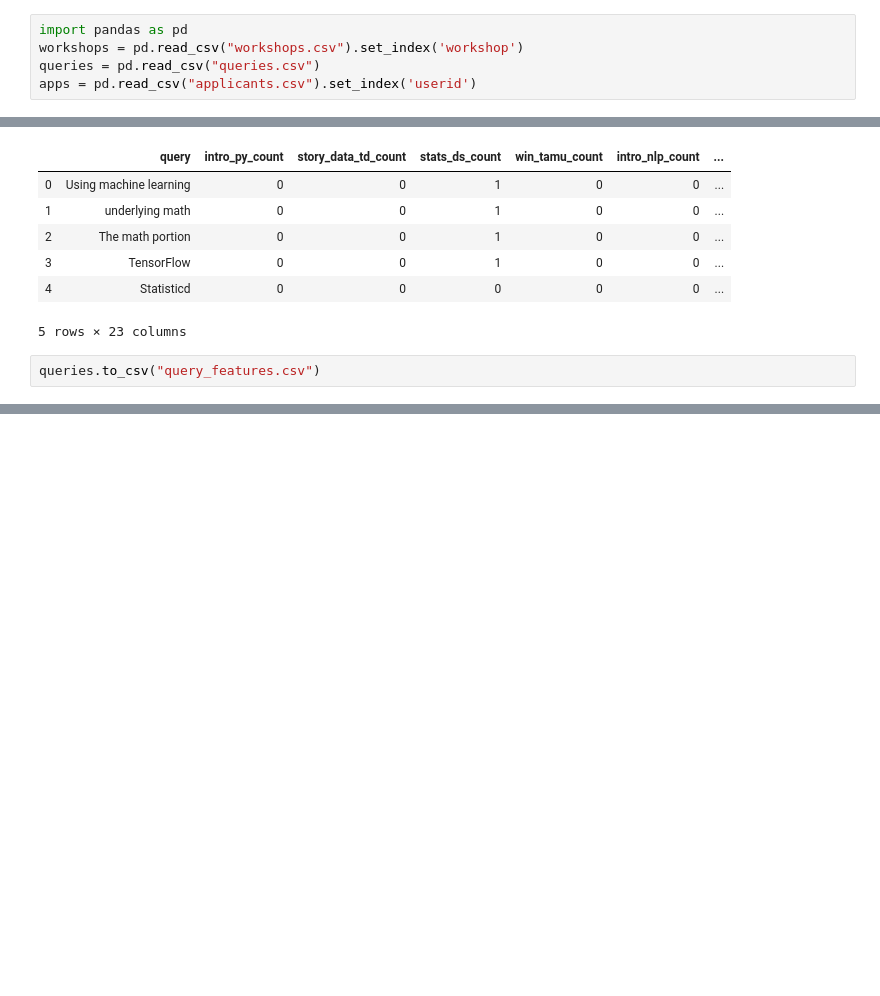
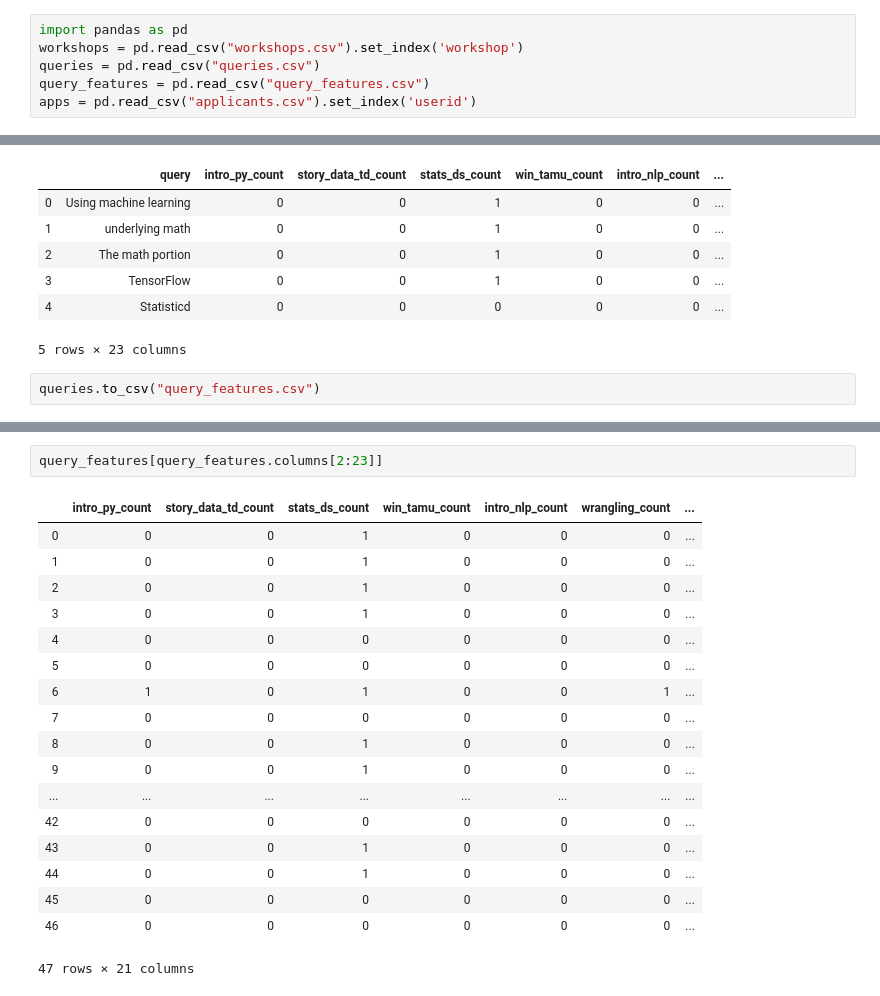
Before and after one commit to SamKhzym/TAMU-Datathon-2020, a Jupyter notebook: WorkshopData.ipynb, the cells around one changed output, grey strips where cells are left out. Cells and saved outputs as stored; diff of their text form; blank space fills up the shorter version.

```diff
--- a/WorkshopData.ipynb
+++ b/WorkshopData.ipynb
@@ -2,6 +2,7 @@
 import pandas as pd
 workshops = pd.read_csv("workshops.csv").set_index('workshop')
 queries = pd.read_csv("queries.csv")
+query_features = pd.read_csv("query_features.csv")
 apps = pd.read_csv("applicants.csv").set_index('userid')
 # %%
 workshops.head()
@@ -96,0 +126,21 @@ queries.to_csv("query_features.csv")
+# %%
+query_features[query_features.columns[2:23]]
+# %% [output]
+|  | intro_py_count | story_data_td_count | stats_ds_count | win_tamu_count | intro_nlp_count | wrangling_count | ... |
+| 0 | 0 | 0 | 1 | 0 | 0 | 0 | ... |
+| 1 | 0 | 0 | 1 | 0 | 0 | 0 | ... |
+| 2 | 0 | 0 | 1 | 0 | 0 | 0 | ... |
+| 3 | 0 | 0 | 1 | 0 | 0 | 0 | ... |
+| 4 | 0 | 0 | 0 | 0 | 0 | 0 | ... |
+| 5 | 0 | 0 | 0 | 0 | 0 | 0 | ... |
+| 6 | 1 | 0 | 1 | 0 | 0 | 1 | ... |
+| 7 | 0 | 0 | 0 | 0 | 0 | 0 | ... |
+| 8 | 0 | 0 | 1 | 0 | 0 | 0 | ... |
+| 9 | 0 | 0 | 1 | 0 | 0 | 0 | ... |
+| ... | ... | ... | ... | ... | ... | ... | ... |
+| 42 | 0 | 0 | 0 | 0 | 0 | 0 | ... |
+| 43 | 0 | 0 | 1 | 0 | 0 | 0 | ... |
+| 44 | 0 | 0 | 1 | 0 | 0 | 0 | ... |
+| 45 | 0 | 0 | 0 | 0 | 0 | 0 | ... |
+| 46 | 0 | 0 | 0 | 0 | 0 | 0 | ... |
+47 rows × 21 columns
```
Also changed, not shown: parts of 2 cells of this notebook, 1 other file.
